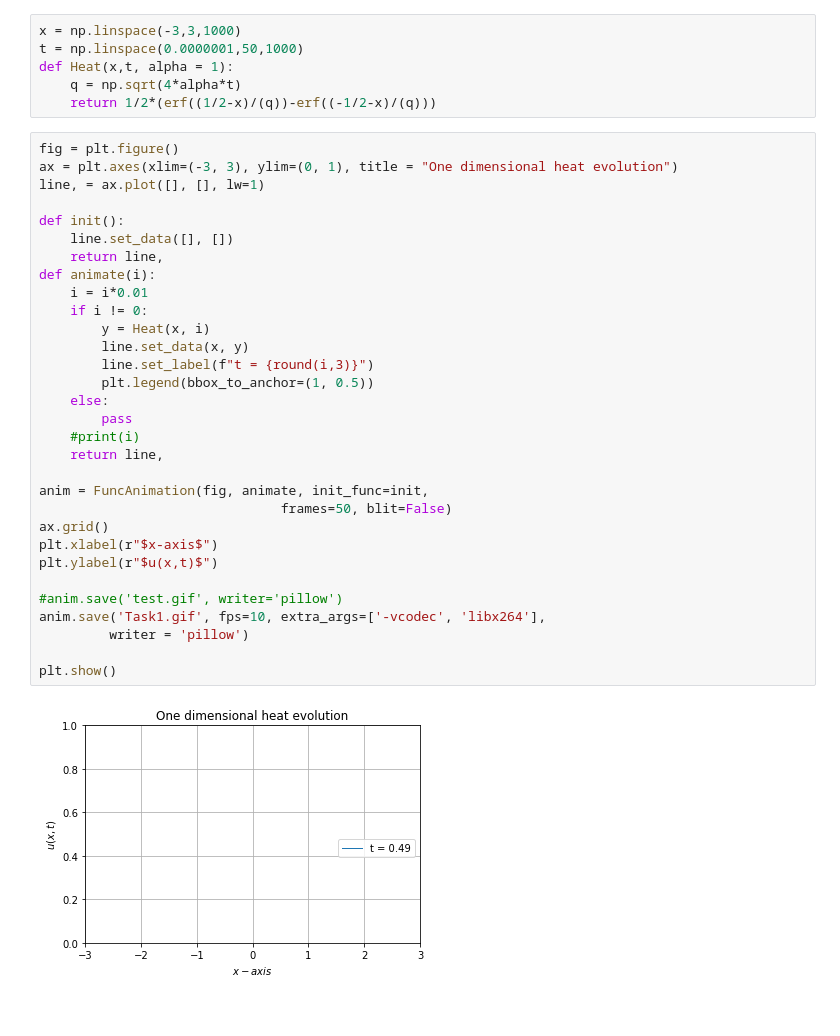
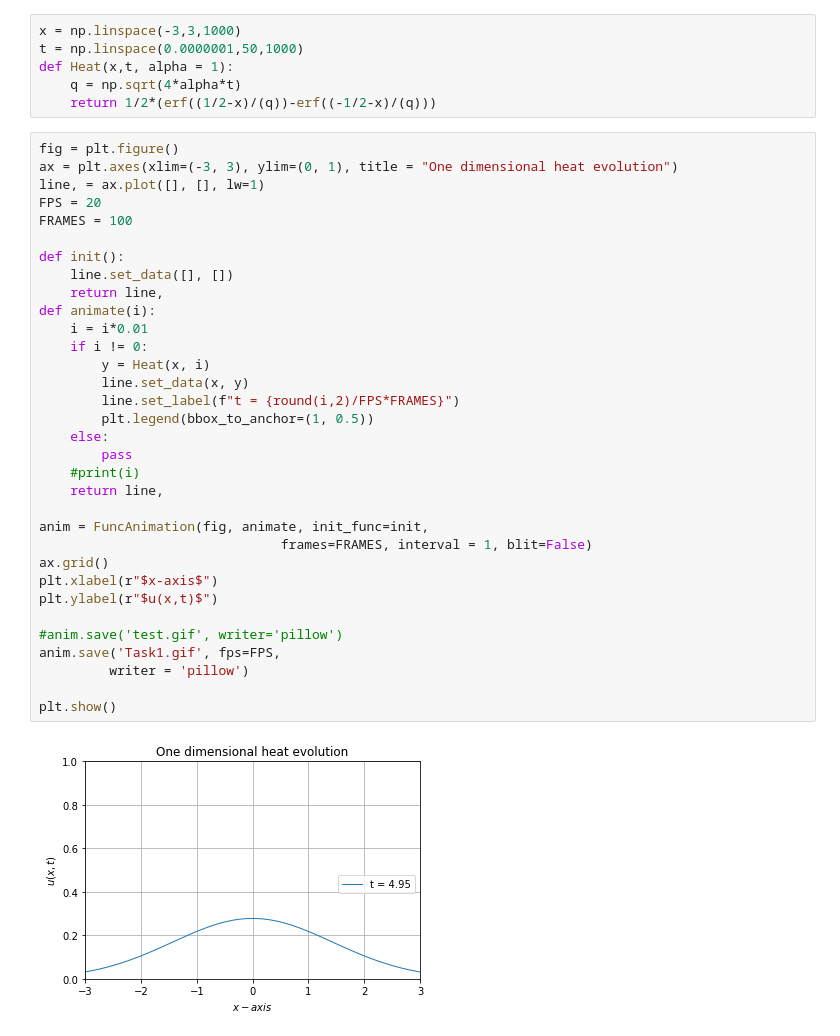
Before and after one commit to thesombady/HeatConduction, a Jupyter notebook: HeatConduction/Task1.ipynb, the cells around one changed output. Drawn from its saved outputs; the diff is of its cells as text.

```diff
--- a/HeatConduction/Task1.ipynb
+++ b/HeatConduction/Task1.ipynb
@@ -17,33 +17,35 @@ def Heat(x,t, alpha = 1):
 # %%
 fig = plt.figure()
 ax = plt.axes(xlim=(-3, 3), ylim=(0, 1), title = "One dimensional heat evolution")
 line, = ax.plot([], [], lw=1)
+FPS = 20
+FRAMES = 100
 
 def init():
     line.set_data([], [])
     return line,
 def animate(i):
     i = i*0.01
     if i != 0:
         y = Heat(x, i)
         line.set_data(x, y)
-        line.set_label(f"t = {round(i,3)}")
+        line.set_label(f"t = {round(i,2)/FPS*FRAMES}")
         plt.legend(bbox_to_anchor=(1, 0.5))
     else:
         pass
     #print(i)
     return line,
 
 anim = FuncAnimation(fig, animate, init_func=init,
-                               frames=50, blit=False)
+                               frames=FRAMES, interval = 1, blit=False)
 ax.grid()
 plt.xlabel(r"$x-axis$")
 plt.ylabel(r"$u(x,t)$")
 
 #anim.save('test.gif', writer='pillow')
-anim.save('Task1.gif', fps=10, extra_args=['-vcodec', 'libx264'],
+anim.save('Task1.gif', fps=FPS,
          writer = 'pillow')
 
 plt.show()
 # %% [output]
-[figure, old version]
+[figure, new version]
```
Also changed, not shown: 7 other files.
